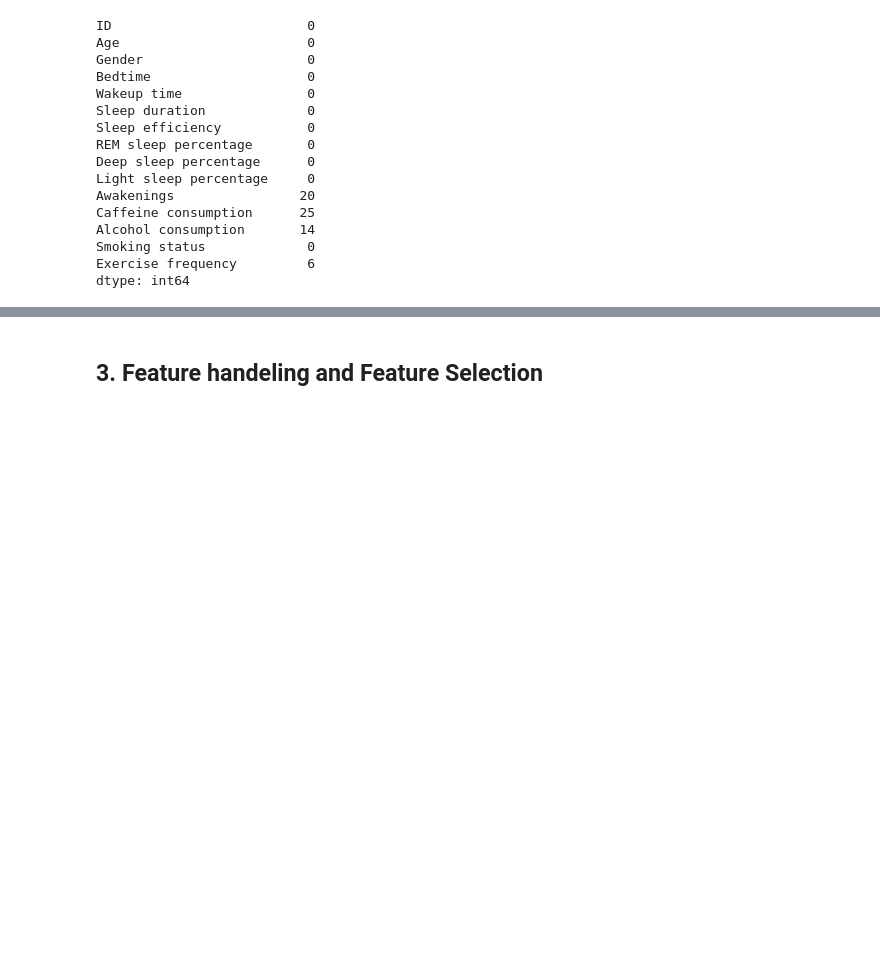
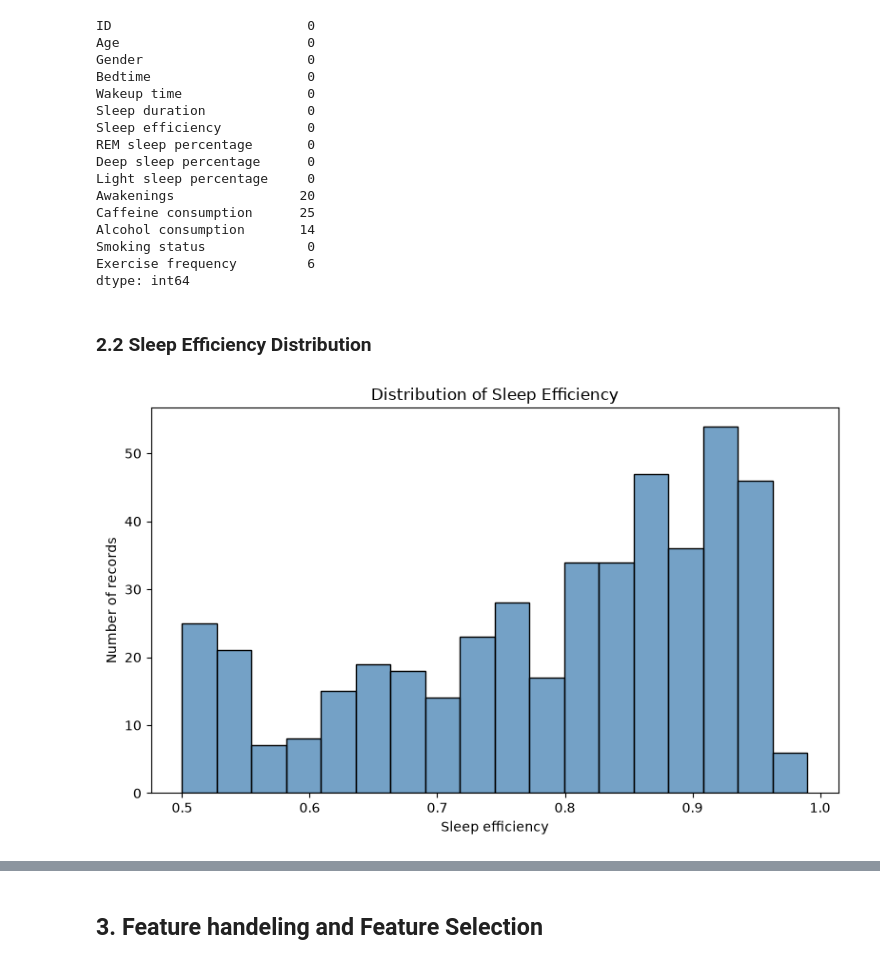
Before and after one commit to DadhaniyaAryan/sleep-efficiency-regression, a Jupyter notebook: main.ipynb, the cells around one changed output, grey strips where cells are left out. Saved outputs shown, nothing was run; the diff lists cells and outputs as text; code cells hidden in the pictures; blank space fills up the shorter version.

Commit message:
updated setup in readme and added data visualisation in main

```diff
--- a/main.ipynb
+++ b/main.ipynb
@@ -100,3 +102,20 @@ Alcohol consumption       14
 Smoking status             0
 Exercise frequency         6
 dtype: int64
+# %% [markdown]
+### 2.2 Sleep Efficiency Distribution
+# %%
+target_column = "Sleep efficiency"
+
+
+plt.figure(figsize=(8, 5))
+sns.histplot(df[target_column], bins=18,  color="steelblue")
+
+plt.title("Distribution of Sleep Efficiency")
+plt.xlabel("Sleep efficiency")
+plt.ylabel("Number of records")
+
+plt.tight_layout()
+plt.show()
+# %% [output]
+[figure, added]
```
Also changed, not shown: parts of 5 cells of this notebook, 1 other file.
